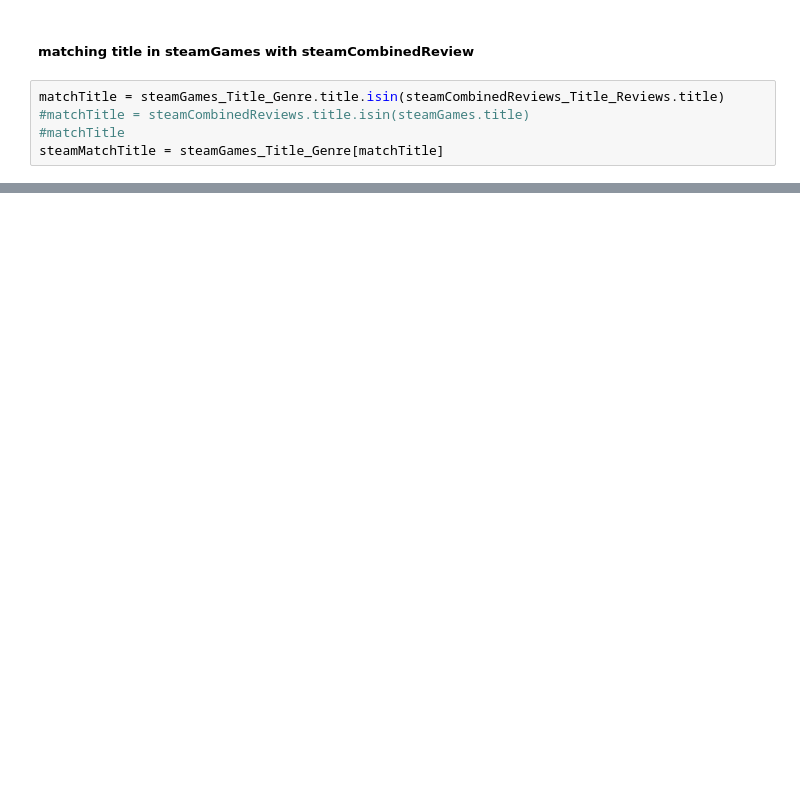
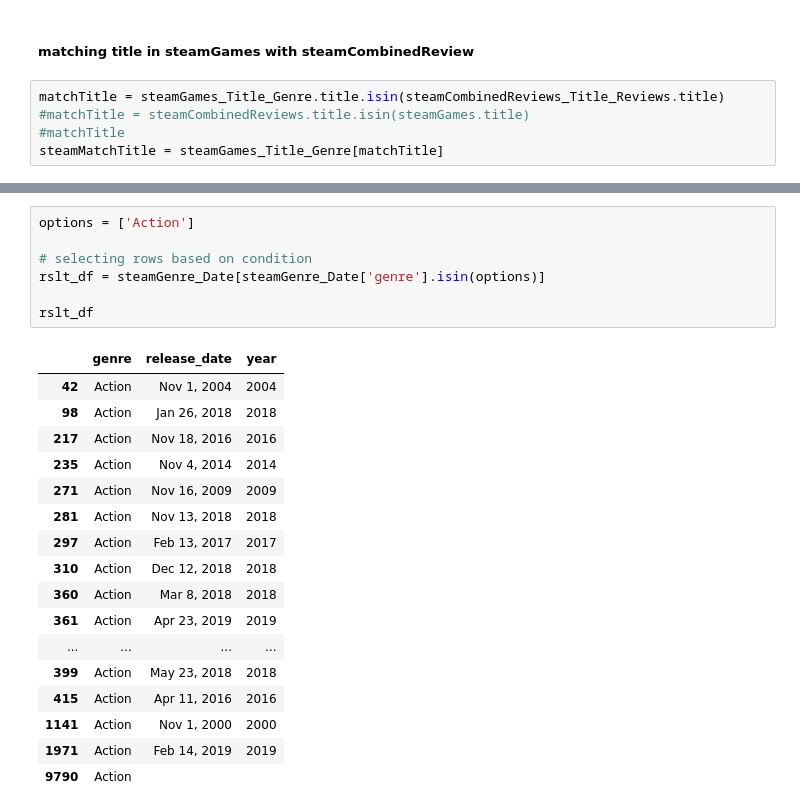
Before and after one commit to pyaepyaelily/videoGame, a Jupyter notebook: videoGame.ipynb, the cells around one changed output, grey strips where cells are left out. Saved outputs shown, nothing was run; the diff lists cells and outputs as text; blank space fills up the shorter version.

```diff
--- a/videoGame.ipynb
+++ b/videoGame.ipynb
@@ -153,0 +177,25 @@ sb.barplot(x="genre", y="count", data=df, ax=ax)
+# %%
+options = ['Action']
+
+# selecting rows based on condition
+rslt_df = steamGenre_Date[steamGenre_Date['genre'].isin(options)]
+
+rslt_df
+# %% [output]
+|  | genre | release_date | year |
+| 42 | Action | Nov 1, 2004 | 2004 |
+| 98 | Action | Jan 26, 2018 | 2018 |
+| 217 | Action | Nov 18, 2016 | 2016 |
+| 235 | Action | Nov 4, 2014 | 2014 |
+| 271 | Action | Nov 16, 2009 | 2009 |
+| 281 | Action | Nov 13, 2018 | 2018 |
+| 297 | Action | Feb 13, 2017 | 2017 |
+| 310 | Action | Dec 12, 2018 | 2018 |
+| 360 | Action | Mar 8, 2018 | 2018 |
+| 361 | Action | Apr 23, 2019 | 2019 |
+| ... | ... | ... | ... |
+| 399 | Action | May 23, 2018 | 2018 |
+| 415 | Action | Apr 11, 2016 | 2016 |
+| 1141 | Action | Nov 1, 2000 | 2000 |
+| 1971 | Action | Feb 14, 2019 | 2019 |
+| 9790 | Action |  |  |
```
Also changed, not shown: parts of 32 cells of this notebook.
